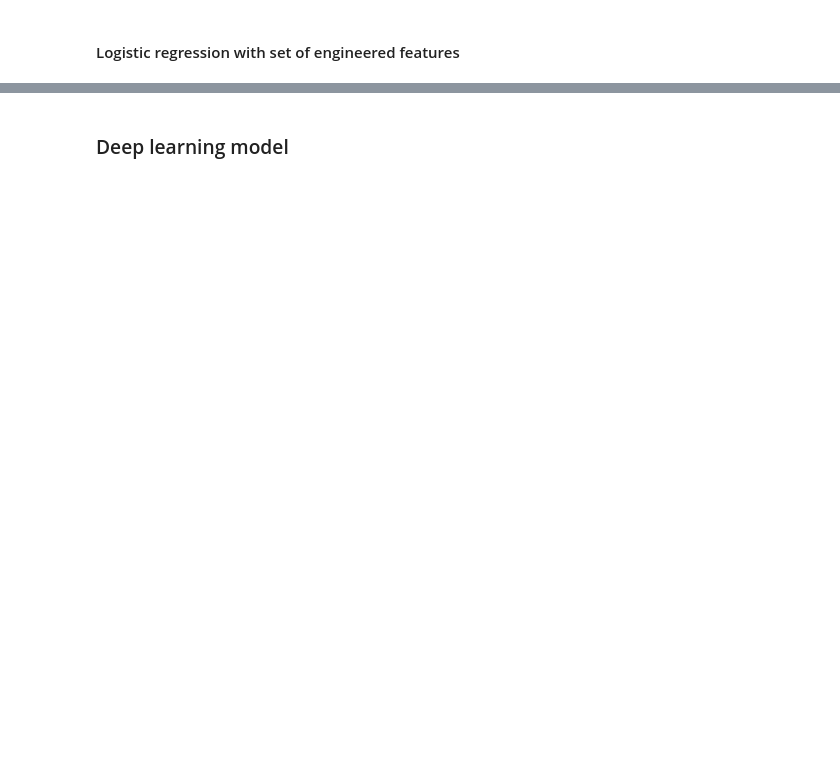
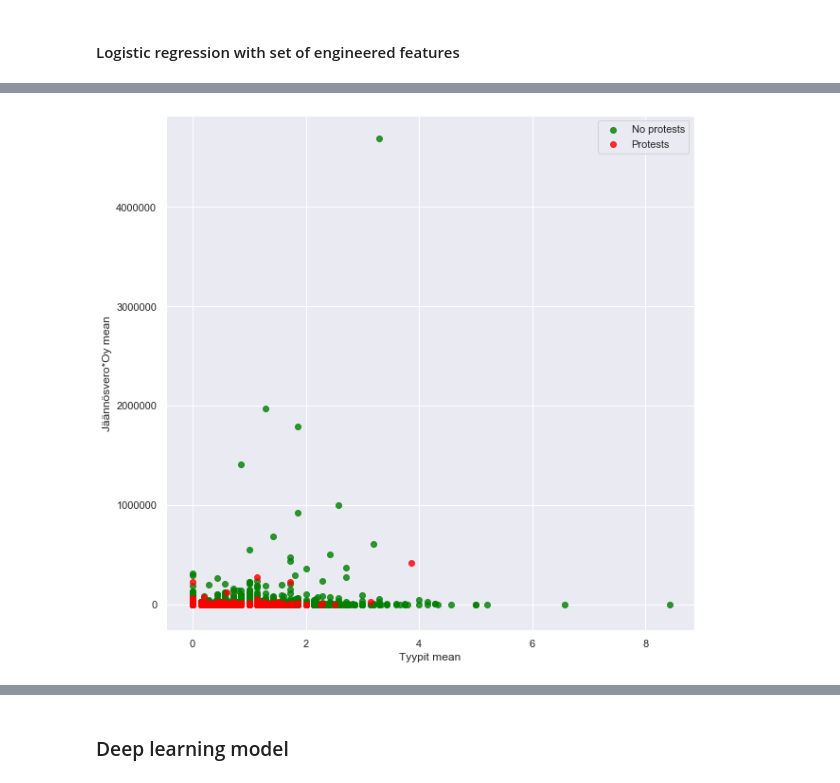
Before and after one commit to loerssoni/credit_risk_finland, a Jupyter notebook: Verodata analyysi.ipynb, the cells around one changed output, grey strips where cells are left out. Saved outputs shown, nothing was run; the diff lists cells and outputs as text; code cells hidden in the pictures; blank space fills up the shorter version.

```diff
--- a/Verodata analyysi.ipynb
+++ b/Verodata analyysi.ipynb
@@ -112,0 +109,4 @@ sns.barplot(x='coef', y=coef.index, data=coef.sort_values('coef', ascending=Fals
+# %%
+plot_cols('Tyypit mean','Jäännösvero*Oy mean')
+# %% [output]
+[figure, added]
```
Also changed, not shown: parts of 23 cells of this notebook, 3 other files.
